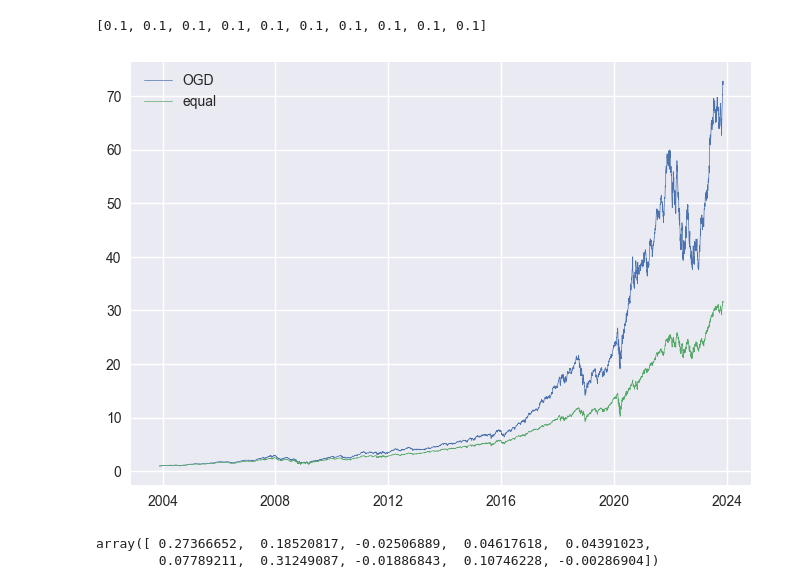
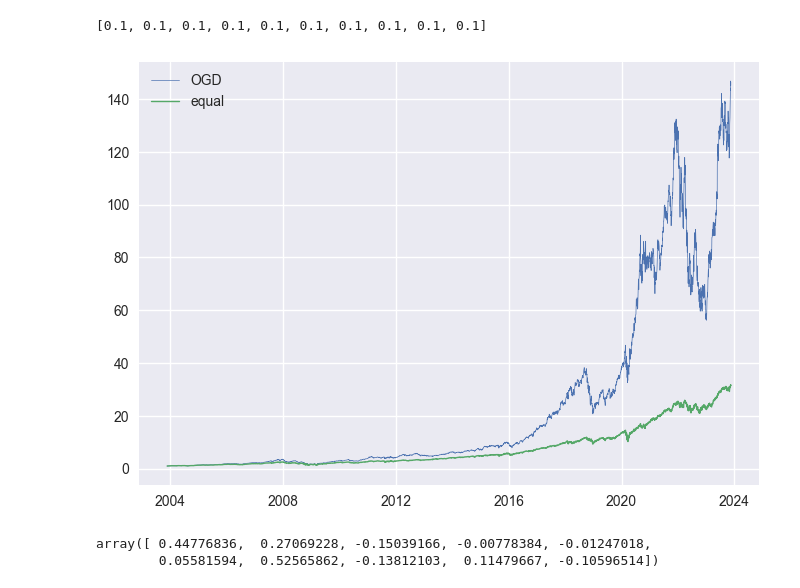
Before and after one commit to Terry-Xu-666/4530_projrct, a Jupyter notebook: OGD.ipynb, the cells around one changed output. Cells and saved outputs as stored; diff of their text form; code cells hidden in the pictures.

```diff
--- a/OGD.ipynb
+++ b/OGD.ipynb
@@ -59,16 +59,16 @@ def OGD(x_old, ETA, loss):
 # begin OGD process
 arr_pfl = [1]
 cur_pfl = 1
-cur_stg = np.array(initial_stg.copy())
-ETA = 0.05
+cur_stg = np.array(initial_stg)
+ETA = 0.1
 
-for i in range(len(df)):
+for i in tqdm(range(len(df))):
     # return of today
     cur_pfl = cur_pfl * np.dot(cur_stg, 1 + df.iloc[i,:].values)
     # print(cur_pfl)
     arr_pfl.append(cur_pfl)
     # define the loss
-    loss = -1 * df.iloc[i,:].values.copy()
+    loss = -1 * df.iloc[i,:].values
     # OGD to find strategy in the next round
     cur_stg = OGD(cur_stg, ETA, loss)
     # print(cur_stg)
@@ -83,16 +83,18 @@ def equally_weighted(df):
         arr_pfl.append(cur_pfl)
 
     return arr_pfl
+
+arr_equal = equally_weighted(df)
 # %%
 plt.figure()
 plt.plot(df.index, arr_pfl[:-1], linewidth=0.5, label='OGD')
-plt.plot(df.index, equally_weighted(df)[:-1], linewidth=0.5, label='equal')
+plt.plot(df.index, arr_equal[:-1], linewidth=1, label='equal')
 plt.legend(loc='best')
 plt.show()
 # %% [output]
-[figure, old version]
+[figure, new version]
 # %%
 cur_stg
 # %% [output]
-array([ 0.27366652,  0.18520817, -0.02506889,  0.04617618,  0.04391023,
-        0.07789211,  0.31249087, -0.01886843,  0.10746228, -0.00286904])
+array([ 0.44776836,  0.27069228, -0.15039166, -0.00778384, -0.01247018,
+        0.05581594,  0.52565862, -0.13812103,  0.11479667, -0.10596514])
```
